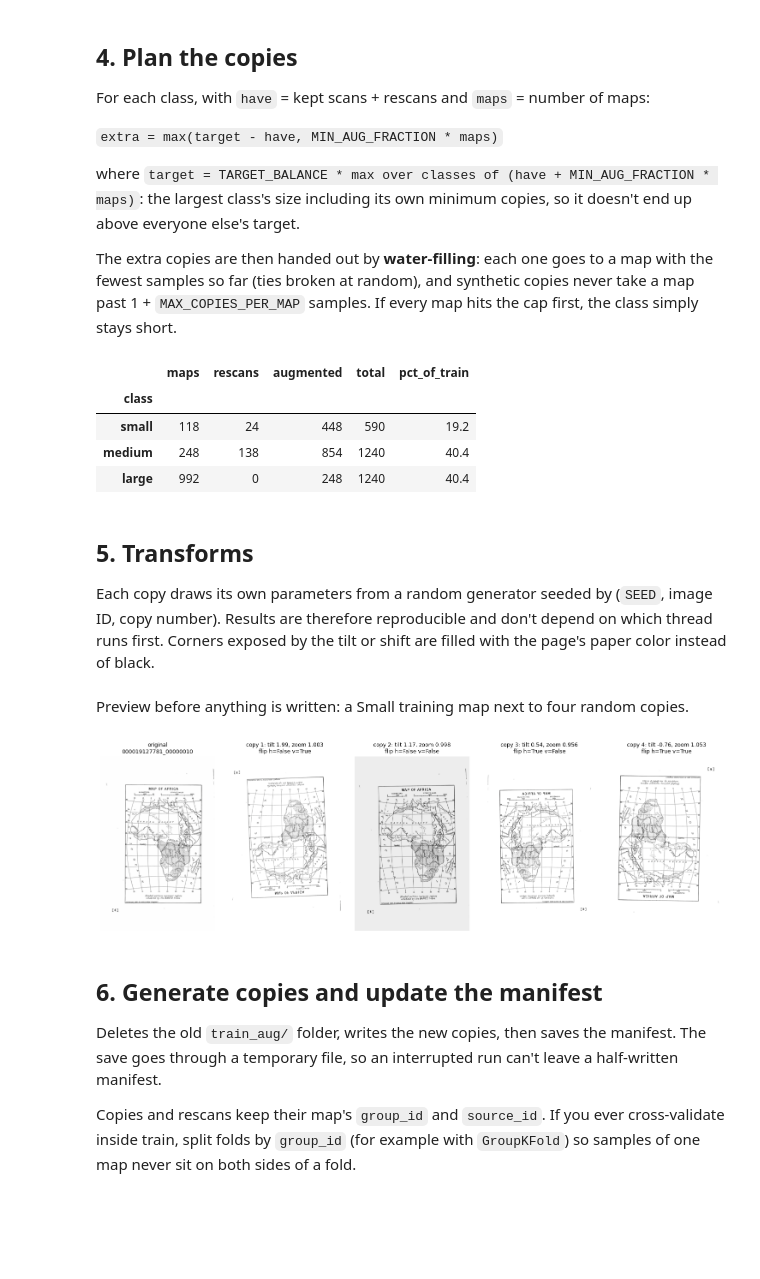
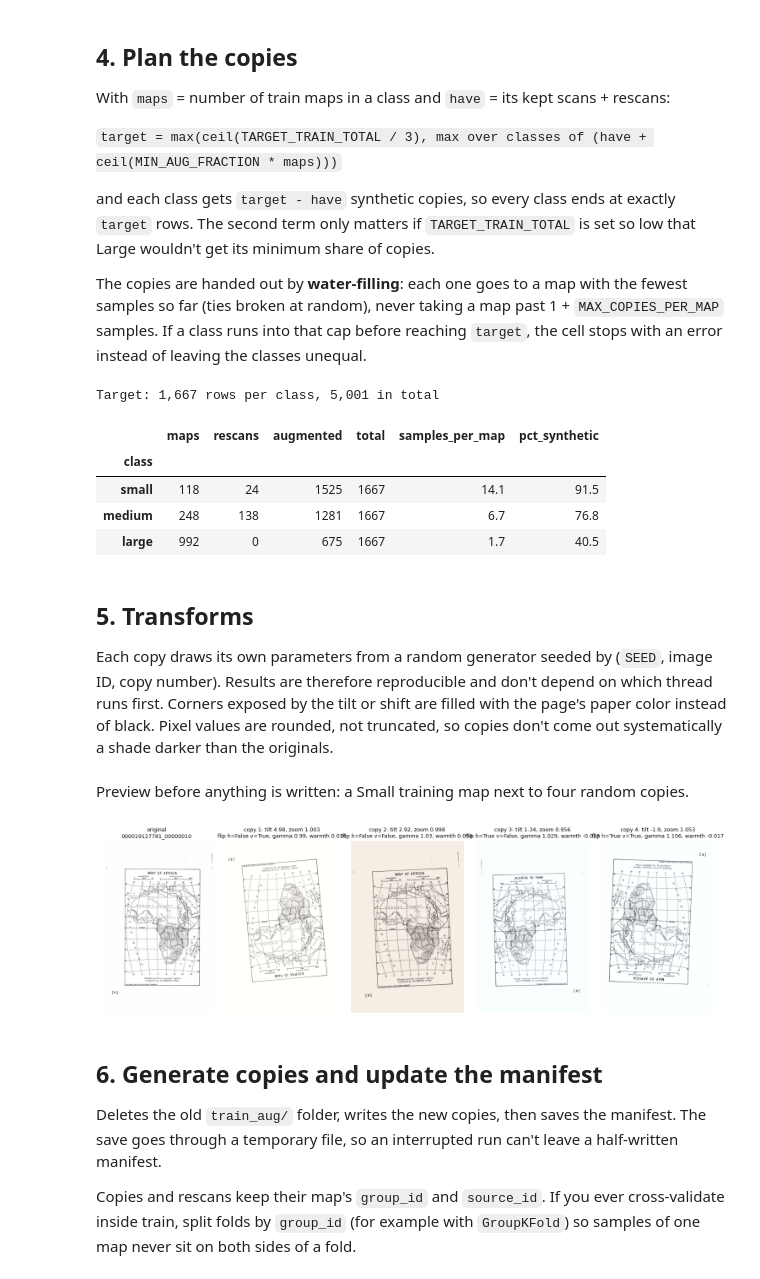
Before and after one commit to sidsridhar0/281project, a Jupyter notebook: scripts/2-augment.ipynb, the cells around one changed output. Cells and saved outputs as stored; diff of their text form; code cells hidden in the pictures; blank space fills up the shorter version.

Commit message:
added frozen splits, and made augment 5000 images total in train set

```diff
--- a/scripts/2-augment.ipynb
+++ b/scripts/2-augment.ipynb
@@ -37,24 +41,31 @@ OUT_DIR = ROOT / "data" / "processed"
 MANIFEST = OUT_DIR / "manifest.csv"
 AUG_DIR = OUT_DIR / "train_aug"
 assert MANIFEST.exists(), "Run preprocessing.ipynb first"
-OUTPUT_EXT = json.loads((OUT_DIR / "preprocess_config.json").read_text())["output_ext"]
+PREPROCESS = json.loads((OUT_DIR / "preprocess_config.json").read_text())
+OUTPUT_EXT = PREPROCESS["output_ext"]
 CLASS_NAMES = {0: "small", 1: "medium", 2: "large"}
 N_WORKERS = os.cpu_count() or 4
 SEED = 281
 
 # ---- How many copies ---------------------------------------------------------------
-TARGET_BALANCE = 1.0        # aim each class at this fraction of the largest class's train count
-MAX_COPIES_PER_MAP = 4      # synthetic copies never take a map past 1 + this many samples (rescans included)
+TARGET_TRAIN_TOTAL = 5000   # train rows after augmentation (Vasha's suggestion), split equally across the classes:
+                            # each class gets ceil(5000 / 3) = 1,667 rows, so 5,001 in total
 MIN_AUG_FRACTION = 0.25     # every class gets synthetic copies for at least this fraction of its maps
+MAX_COPIES_PER_MAP = 20     # safety cap: no map goes past 1 + this many samples (rescans included). If a class
+                            # can't reach the target under it, the run stops and asks you to raise it
 
 # ---- Transforms --------------------------------------------------------------------
 P_HFLIP = 0.5
 P_VFLIP = 0.5               # map orientation says nothing about scale
-MAX_ROTATE_DEG = 2.0        # small tilt, like a crooked scan. Too much will push wall edges out of the
-                            # 0/90 deg HOG bins that identify floor plans (Small gets the most copies)
-SCALE_RANGE = (0.93, 1.07)  # small zoom only
+MAX_ROTATE_DEG = 5.0        # tilt, like a crooked scan. Exposed corners are filled with the paper color
+SCALE_RANGE = (0.93, 1.07)  # small zoom only - no crops: how zoomed-in a map looks is what we're classifying
 MAX_TRANSLATE = 0.04        # shift, as a fraction of width / height
 CONTRAST = 0.15             # factor drawn from [1 - CONTRAST, 1 + CONTRAST]
 BRIGHTNESS = 0.10           # factor drawn from [1 - BRIGHTNESS, 1 + BRIGHTNESS] (paper tone, scan exposure)
+GAMMA = 0.15                # exponent drawn from [1 - GAMMA, 1 + GAMMA]: darker or lighter ink, paper stays white
+WARMTH = 0.05               # paper color: red x (1 + w), blue x (1 - w), w drawn from [-WARMTH, WARMTH]
+                            # (yellowed vs. bluish-white paper). Set GAMMA or WARMTH to 0 to turn them off
+
+assert MAX_COPIES_PER_MAP <= 99, "copy ids have two digits (__aug01 to __aug99)"
 # %% [markdown]
 ## 2. Helpers
@@ -100,13 +126,13 @@ print(f"{len(train)} train maps, which already have {train['rescans'].sum()} res
 1358 train maps, which already have 162 rescans between them; 0 augmented rows from a previous run will be replaced
 # %% [markdown]
 ## 4. Plan the copies
-For each class, with `have` = kept scans + rescans and `maps` = number of maps:
+With `maps` = number of train maps in a class and `have` = its kept scans + rescans:
 
-`extra = max(target - have, MIN_AUG_FRACTION * maps)`
+`target = max(ceil(TARGET_TRAIN_TOTAL / 3), max over classes of (have + ceil(MIN_AUG_FRACTION * maps)))`
 
-where `target = TARGET_BALANCE * max over classes of (have + MIN_AUG_FRACTION * maps)`: the largest class's size including its own minimum copies, so it doesn't end up above everyone else's target.
+and each class gets `target - have` synthetic copies, so every class ends at exactly `target` rows. The second term only matters if `TARGET_TRAIN_TOTAL` is set so low that Large wouldn't get its minimum share of copies.
 
-The extra copies are then handed out by **water-filling**: each one goes to a map with the fewest samples so far (ties broken at random), and synthetic copies never take a map past 1 + `MAX_COPIES_PER_MAP` samples. If every map hits the cap first, the class simply stays short.
+The copies are handed out by **water-filling**: each one goes to a map with the fewest samples so far (ties broken at random), never taking a map past 1 + `MAX_COPIES_PER_MAP` samples. If a class runs into that cap before reaching `target`, the cell stops with an error instead of leaving the classes unequal.
 # %%
 def water_fill(current, limit, extra, rng):
     """Add `extra` samples, always to the maps with the fewest so far, never above `limit`."""
@@ -126,37 +152,46 @@ def water_fill(current, limit, extra, rng):
 
 
 def plan_copies(train, rng):
-    """Number of synthetic copies to make of each train map."""
-    have = train.groupby("label").size() + train.groupby("label")["rescans"].sum()
-    min_copies = (MIN_AUG_FRACTION * train.groupby("label").size()).round().astype(int)
-    target = int(round(TARGET_BALANCE * (have + min_copies).max()))
+    """Number of synthetic copies to make of each train map, so that every class ends at the same size."""
+    maps = train.groupby("label").size()
+    have = maps + train.groupby("label")["rescans"].sum()        # kept scans + rescans, per class
+    min_copies = np.ceil(MIN_AUG_FRACTION * maps).astype(int)
+    target = max(math.ceil(TARGET_TRAIN_TOTAL / len(CLASS_NAMES)), int((have + min_copies).max()))
     rescans = train["rescans"].to_numpy()
     copies = np.zeros(len(train), dtype=int)
     for label, idx in train.groupby("label").indices.items():
         current = 1 + rescans[idx]                  # samples each map already has
-        extra = max(target - int(current.sum()),
-                    int(round(MIN_AUG_FRACTION * len(idx))))
-        copies[idx] = water_fill(current, 1 + MAX_COPIES_PER_MAP, extra, rng)
-    return copies
+        copies[idx] = water_fill(current, 1 + MAX_COPIES_PER_MAP, target - int(current.sum()), rng)
+        reached = int(current.sum() + copies[idx].sum())
+        if reached < target:
+            raise RuntimeError(
+                f"{CLASS_NAMES[label]} reaches only {reached} of {target} rows with MAX_COPIES_PER_MAP = "
+                f"{MAX_COPIES_PER_MAP} ({len(idx)} maps). Set MAX_COPIES_PER_MAP to "
+                f"{math.ceil(target / len(idx))} or more, or lower TARGET_TRAIN_TOTAL.")
+    return copies, target
 
 
-copies = plan_copies(train, np.random.default_rng(SEED))
+assert set(train["label"]) == set(CLASS_NAMES), "every class needs at least one train map"
+copies, TARGET_PER_CLASS = plan_copies(train, np.random.default_rng(SEED))
 plan = pd.DataFrame({"maps": train.groupby("label").size(),
                      "rescans": train.groupby("label")["rescans"].sum(),
                      "augmented": pd.Series(copies).groupby(train["label"]).sum()})
 plan["total"] = plan.sum(axis=1)
-plan["pct_of_train"] = (100 * plan["total"] / plan["total"].sum()).round(1)
+plan["samples_per_map"] = (plan["total"] / plan["maps"]).round(1)
+plan["pct_synthetic"] = (100 * plan["augmented"] / plan["total"]).round(1)
 plan.index = plan.index.map(CLASS_NAMES).rename("class")
+print(f"Target: {TARGET_PER_CLASS:,} rows per class, {TARGET_PER_CLASS * len(CLASS_NAMES):,} in total")
 display(plan)
 # %% [output]
+Target: 1,667 rows per class, 5,001 in total
-|  | maps | rescans | augmented | total | pct_of_train |
-| class |  |  |  |  |  |
-| small | 118 | 24 | 448 | 590 | 19.2 |
-| medium | 248 | 138 | 854 | 1240 | 40.4 |
-| large | 992 | 0 | 248 | 1240 | 40.4 |
+|  | maps | rescans | augmented | total | samples_per_map | pct_synthetic |
+| class |  |  |  |  |  |  |
+| small | 118 | 24 | 1525 | 1667 | 14.1 | 91.5 |
+| medium | 248 | 138 | 1281 | 1667 | 6.7 | 76.8 |
+| large | 992 | 0 | 675 | 1667 | 1.7 | 40.5 |
 # %% [markdown]
 ## 5. Transforms
-Each copy draws its own parameters from a random generator seeded by (`SEED`, image ID, copy number). Results are therefore reproducible and don't depend on which thread runs first. Corners exposed by the tilt or shift are filled with the page's paper color instead of black.
+Each copy draws its own parameters from a random generator seeded by (`SEED`, image ID, copy number). Results are therefore reproducible and don't depend on which thread runs first. Corners exposed by the tilt or shift are filled with the page's paper color instead of black. Pixel values are rounded, not truncated, so copies don't come out systematically a shade darker than the originals.
 # %%
 def copy_rng(image_id, k):
     return np.random.default_rng([SEED, zlib.crc32(image_id.encode()), k])
@@ -172,6 +207,8 @@ def random_params(rng):
         "ty": round(float(rng.uniform(-MAX_TRANSLATE, MAX_TRANSLATE)), 3),
         "contrast": round(float(rng.uniform(1 - CONTRAST, 1 + CONTRAST)), 3),
         "brightness": round(float(rng.uniform(1 - BRIGHTNESS, 1 + BRIGHTNESS)), 3),
+        "gamma": round(float(rng.uniform(1 - GAMMA, 1 + GAMMA)), 3),
+        "warmth": round(float(rng.uniform(-WARMTH, WARMTH)), 3),
     }
 
 
@@ -190,7 +227,9 @@ def apply_augmentation(img, p):
     f = img.astype(np.float32)
     mean = f.mean()
     f = ((f - mean) * p["contrast"] + mean) * p["brightness"]
-    return np.clip(f, 0, 255).astype(np.uint8)
+    f = 255.0 * (np.clip(f, 0, 255) / 255.0) ** p["gamma"]                      # > 1 darkens the ink, paper stays white
+    f = f * np.array([1 + p["warmth"], 1.0, 1 - p["warmth"]], dtype=np.float32)  # paper color (RGB)
+    return np.clip(np.rint(f), 0, 255).astype(np.uint8)
 
 
 def make_copy(src, dst, image_id, k):
@@ -209,20 +248,20 @@ Preview before anything is written: a Small training map next to four random cop
 # %%
 sample = train[train["label"] == 0].iloc[0]
 img = np.asarray(Image.open(OUT_DIR / sample["path"]).convert("RGB"))
 fig, axes = plt.subplots(1, 5, figsize=(15, 4.5))
 axes[0].imshow(img)
 axes[0].set_title(f"original\n{sample['image_id']}", fontsize=9)
 for k, ax in enumerate(axes[1:], 1):
     p = random_params(copy_rng(sample["image_id"], k))
     ax.imshow(apply_augmentation(img, p))
     ax.set_title(f"copy {k}: tilt {p['angle']}, zoom {p['scale']}\n"
-                 f"flip h={p['hflip']} v={p['vflip']}", fontsize=9)
+                 f"flip h={p['hflip']} v={p['vflip']}, gamma {p['gamma']}, warmth {p['warmth']}", fontsize=9)
 for ax in axes:
     ax.axis("off")
 plt.tight_layout()
 plt.show()
 # %% [output]
-[figure, old version]
+[figure, new version]
 # %% [markdown]
 ## 6. Generate copies and update the manifest
 Deletes the old `train_aug/` folder, writes the new copies, then saves the manifest. The save goes through a temporary file, so an interrupted run can't leave a half-written manifest.
```
Also changed, not shown: parts of 11 cells of this notebook, 8 other files.
